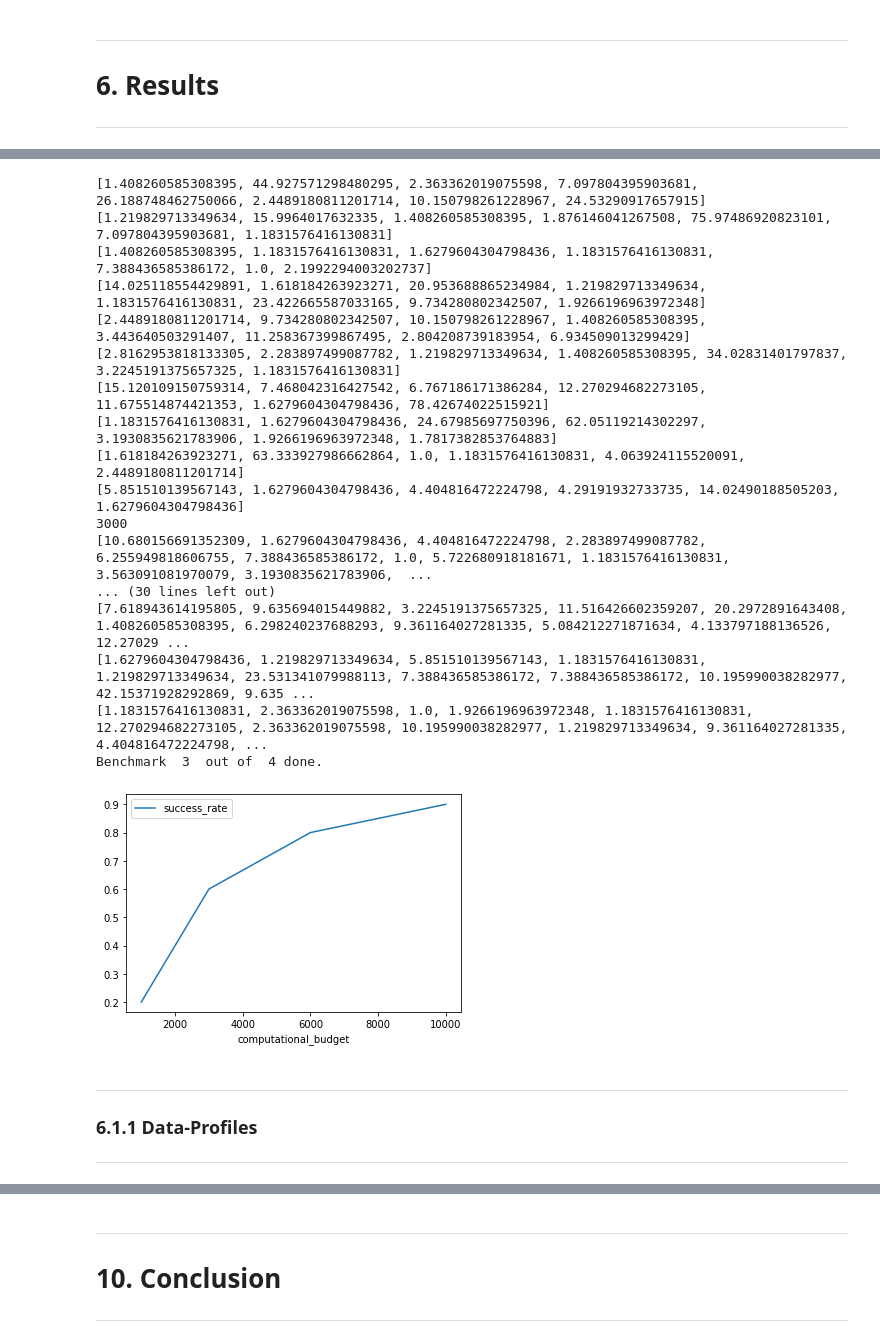
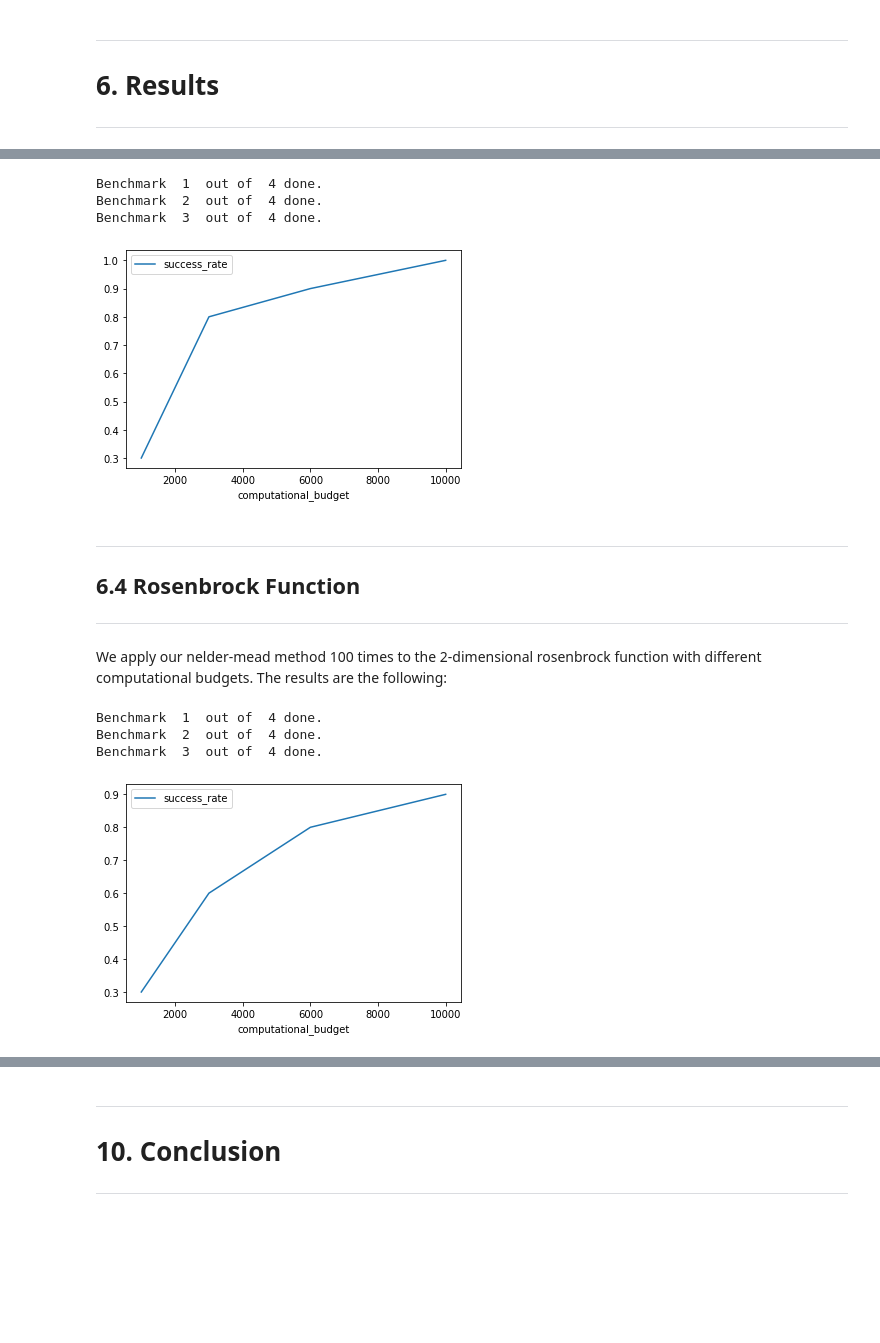
Before and after one commit to OpenSourceEconomics/ose-scientific-computing-course-wirecard, a Jupyter notebook: auxiliary/eppe_abgabe.ipynb, the cells around one changed output, grey strips where cells are left out. Saved outputs shown, nothing was run; the diff lists cells and outputs as text; code cells hidden in the pictures; blank space fills up the shorter version.

Commit message:
Working on the EPPE_abgabe and improving the plots of the benchmark.

```diff
--- a/auxiliary/eppe_abgabe.ipynb
+++ b/auxiliary/eppe_abgabe.ipynb
@@ -249,43 +348,50 @@ We apply our nelder-mead method 100 times to the griewank method with different
+# %%
+from functions import rastrigin
+
+df_nelder_mead_rastrigin = run_smart_benchmark(
+    our_smart_nelder_mead_method,
+    rastrigin,
+    [0,0],
+    [1000,3000,6000,10000],
+    [0,0],
+    100,
+    2,
+    10,
+    algorithm_name="our smart nelder-mead-method",
+    test_function_name = "2-dimensional rastrigin",
+)
+
+plot_benchmark_results(df_nelder_mead_rastrigin)
+# %% [output]
+Benchmark  1  out of  4 done.
+Benchmark  2  out of  4 done.
+Benchmark  3  out of  4 done.
+[figure, added]
+# %% [markdown]
+---
+## 6.4 Rosenbrock Function
+---
+
+We apply our nelder-mead method 100 times to the 2-dimensional rosenbrock function with different computational budgets. The results are the following:
 # %%
-from benchmark_routine import benchmark_smart_optimization
-from benchmark_routine import run_smart_benchmark
-from benchmark_routine import plot_benchmark_results
-from callable_algorithms import our_smart_nelder_mead_method
+from functions import rosenbrock
 
-df_nelder_mead_griewank = run_smart_benchmark(
+df_nelder_mead_rosenbrock = run_smart_benchmark(
     our_smart_nelder_mead_method,
     griewank,
     [0,0],
     [1000,3000,6000,10000],
     [0,0],
     100,
     2,
     10,
     algorithm_name="our smart nelder-mead-method",
-    test_function_name = "2-dimensional griewank",
+    test_function_name = "2-dimensional rosenbrock",
 )
 
-plot_benchmark_results(df_nelder_mead_griewank)
+plot_benchmark_results(df_nelder_mead_rosenbrock)
 # %% [output]
-[1.408260585308395, 44.927571298480295, 2.363362019075598, 7.097804395903681, 26.188748462750066, 2.4489180811201714, 10.150798261228967, 24.53290917657915]
-[1.219829713349634, 15.9964017632335, 1.408260585308395, 1.876146041267508, 75.97486920823101, 7.097804395903681, 1.1831576416130831]
-[1.408260585308395, 1.1831576416130831, 1.6279604304798436, 1.1831576416130831, 7.388436585386172, 1.0, 2.1992294003202737]
-[14.025118554429891, 1.618184263923271, 20.953688865234984, 1.219829713349634, 1.1831576416130831, 23.422665587033165, 9.734280802342507, 1.9266196963972348]
-[2.4489180811201714, 9.734280802342507, 10.150798261228967, 1.408260585308395, 3.443640503291407, 11.258367399867495, 2.804208739183954, 6.934509013299429]
-[2.8162953818133305, 2.283897499087782, 1.219829713349634, 1.408260585308395, 34.02831401797837, 3.2245191375657325, 1.1831576416130831]
-[15.120109150759314, 7.468042316427542, 6.767186171386284, 12.270294682273105, 11.675514874421353, 1.6279604304798436, 78.42674022515921]
-[1.1831576416130831, 1.6279604304798436, 24.67985697750396, 62.05119214302297, 3.1930835621783906, 1.9266196963972348, 1.7817382853764883]
-[1.618184263923271, 63.333927986662864, 1.0, 1.1831576416130831, 4.063924115520091, 2.4489180811201714]
-[5.851510139567143, 1.6279604304798436, 4.404816472224798, 4.29191932733735, 14.02490188505203, 1.6279604304798436]
-3000
-[10.680156691352309, 1.6279604304798436, 4.404816472224798, 2.283897499087782, 6.255949818606755, 7.388436585386172, 1.0, 5.722680918181671, 1.1831576416130831, 3.563091081970079, 3.1930835621783906,  ...
-... (30 lines left out)
-[7.618943614195805, 9.635694015449882, 3.2245191375657325, 11.516426602359207, 20.2972891643408, 1.408260585308395, 6.298240237688293, 9.361164027281335, 5.084212271871634, 4.133797188136526, 12.27029 ...
-[1.6279604304798436, 1.219829713349634, 5.851510139567143, 1.1831576416130831, 1.219829713349634, 23.531341079988113, 7.388436585386172, 7.388436585386172, 10.195990038282977, 42.15371928292869, 9.635 ...
-[1.1831576416130831, 2.363362019075598, 1.0, 1.9266196963972348, 1.1831576416130831, 12.270294682273105, 2.363362019075598, 10.195990038282977, 1.219829713349634, 9.361164027281335, 4.404816472224798, ...
+Benchmark  1  out of  4 done.
+Benchmark  2  out of  4 done.
 Benchmark  3  out of  4 done.
-[figure, old version]
+[figure, new version]
-# %% [markdown]
----
-### 6.1.1 Data-Profiles
----
```
Also changed, not shown: parts of 25 cells of this notebook, 1 other file.
